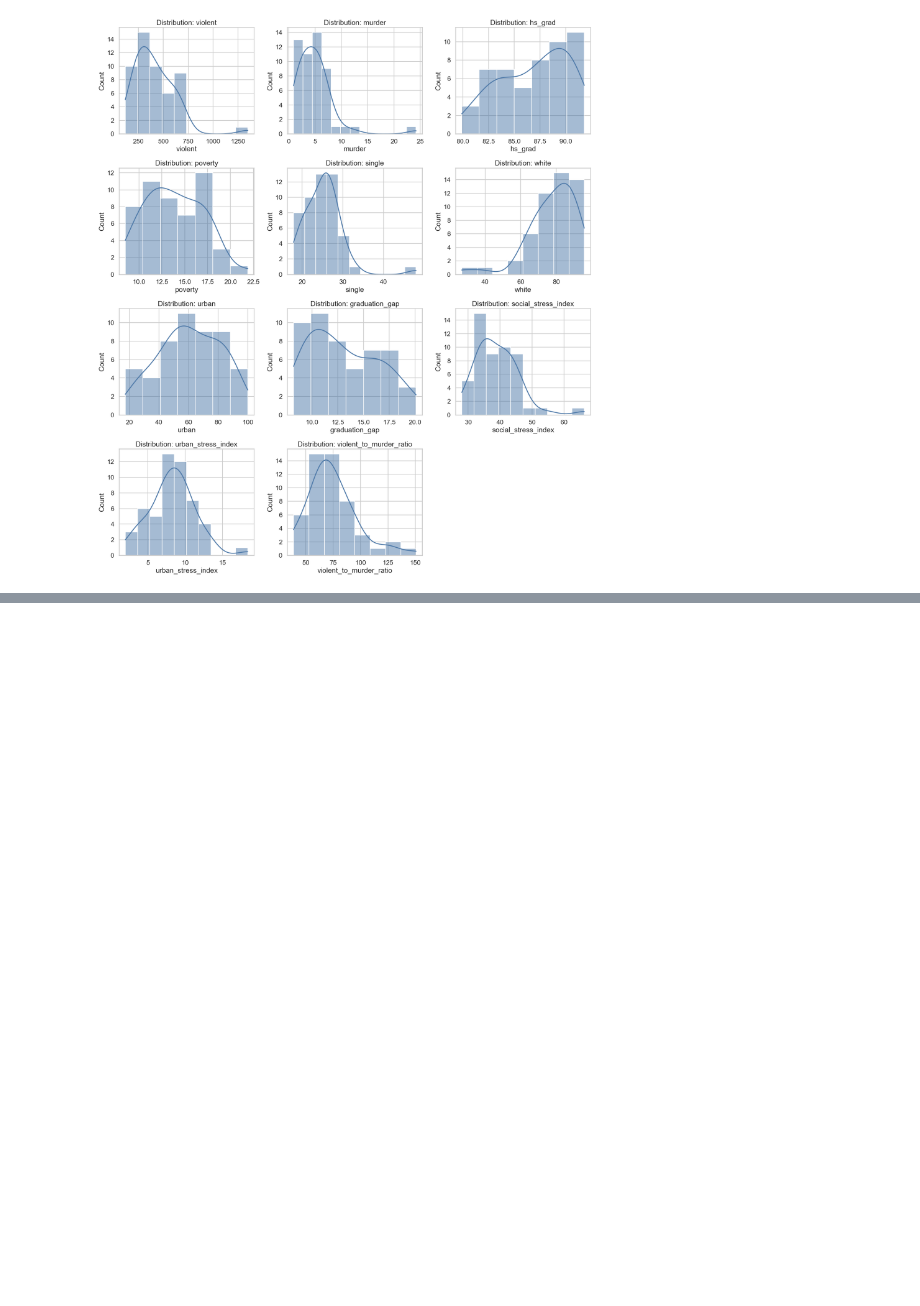
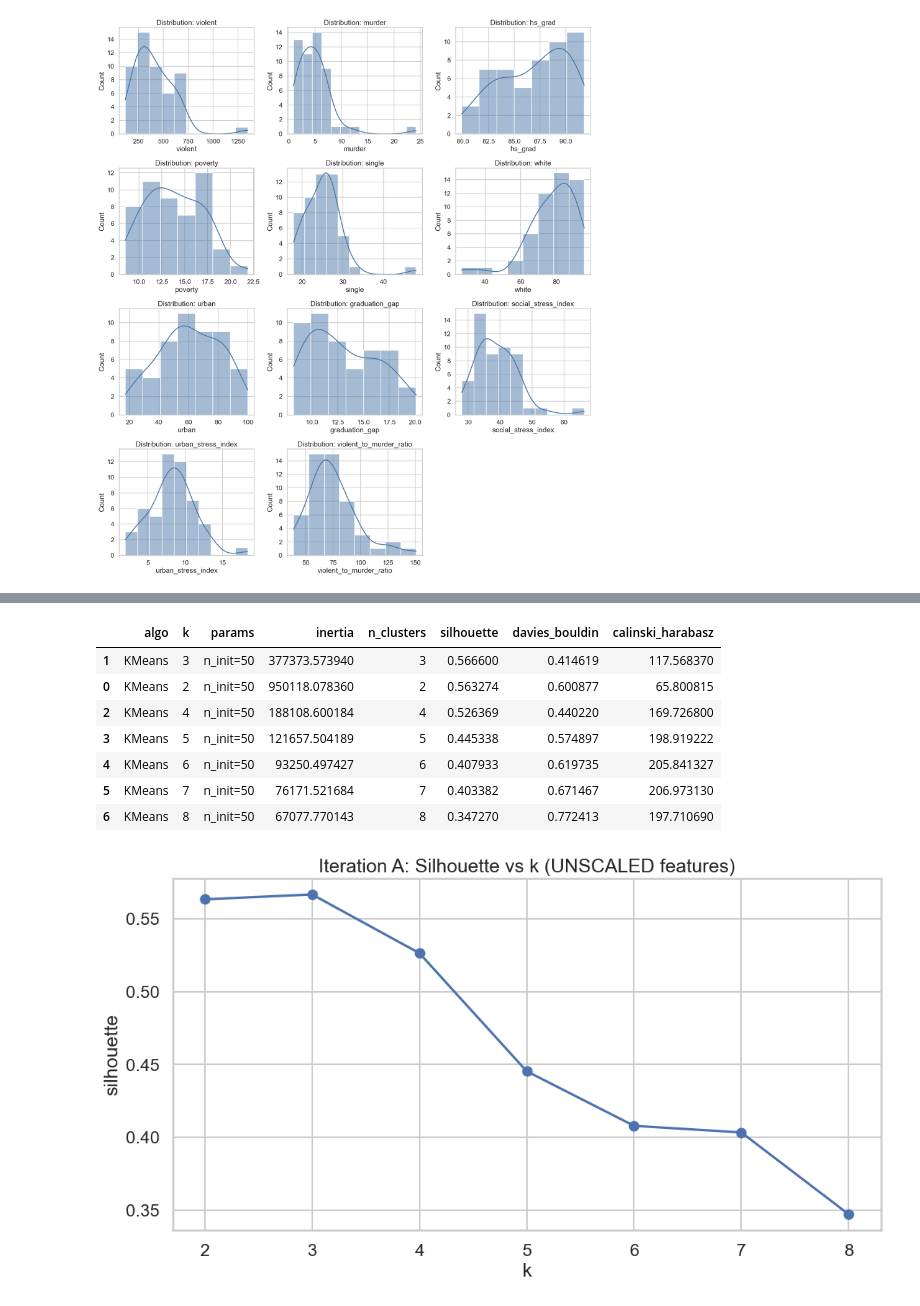
Before and after one commit to Rishiraj1994/LogicMojo-AI-ML-Jan26-rishiraj19, a Jupyter notebook: US_StateCrime_Project.ipynb, the cells around one changed output, grey strips where cells are left out. Cells and saved outputs as stored; diff of their text form; code cells hidden in the pictures; blank space fills up the shorter version.

```diff
--- a/US_StateCrime_Project.ipynb
+++ b/US_StateCrime_Project.ipynb
@@ -260,0 +545,23 @@ plt.show()
+# %%
+k_values = list(range(2, 9))
+
+X_raw = raw[feature_cols].to_numpy(dtype=float)
+
+baseline_raw = run_kmeans_grid(X_raw, k_values=k_values, n_init=50)
+display(baseline_raw.sort_values(["silhouette"], ascending=False).head(10))
+
+plt.plot(baseline_raw["k"], baseline_raw["silhouette"], marker="o")
+plt.title("Iteration A: Silhouette vs k (UNSCALED features)")
+plt.xlabel("k")
+plt.ylabel("silhouette")
+plt.show()
+# %% [output]
+|  | algo | k | params | inertia | n_clusters | silhouette | davies_bouldin | calinski_harabasz |
+| 1 | KMeans | 3 | n_init=50 | 377373.573940 | 3 | 0.566600 | 0.414619 | 117.568370 |
+| 0 | KMeans | 2 | n_init=50 | 950118.078360 | 2 | 0.563274 | 0.600877 | 65.800815 |
+| 2 | KMeans | 4 | n_init=50 | 188108.600184 | 4 | 0.526369 | 0.440220 | 169.726800 |
+| 3 | KMeans | 5 | n_init=50 | 121657.504189 | 5 | 0.445338 | 0.574897 | 198.919222 |
+| 4 | KMeans | 6 | n_init=50 | 93250.497427 | 6 | 0.407933 | 0.619735 | 205.841327 |
+| 5 | KMeans | 7 | n_init=50 | 76171.521684 | 7 | 0.403382 | 0.671467 | 206.973130 |
+| 6 | KMeans | 8 | n_init=50 | 67077.770143 | 8 | 0.347270 | 0.772413 | 197.710690 |
+[figure, added]
```
Also changed, not shown: parts of 15 cells of this notebook.
